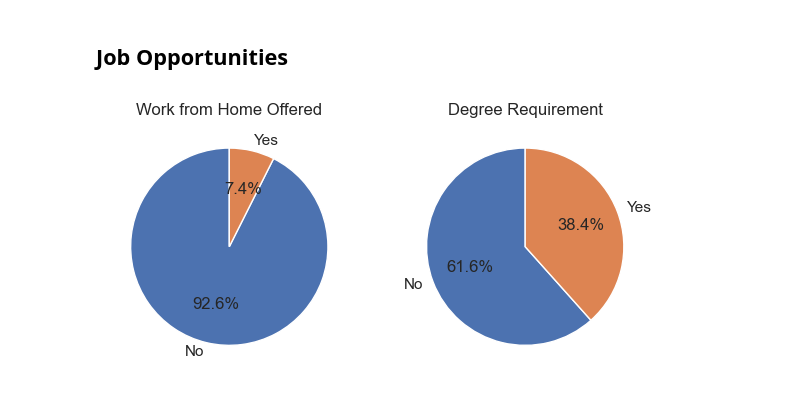
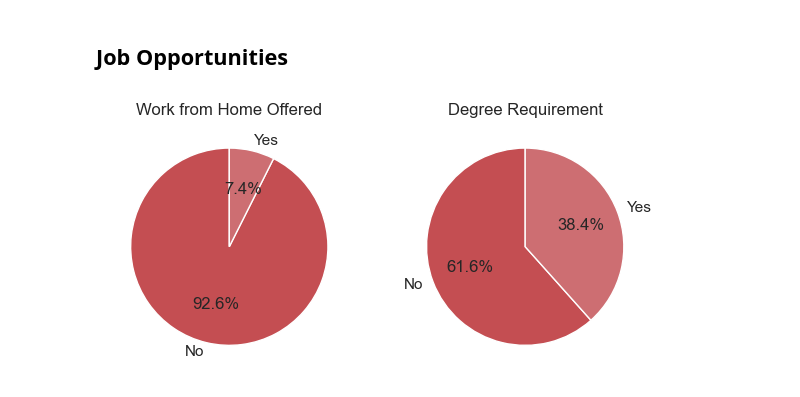
Before and after one commit to Dragosxxd/Python_data_project, a Jupyter notebook: 3_Project/1_EDA_Intro.ipynb, the cells around one changed output. Drawn from its saved outputs; the diff is of its cells as text; code cells hidden in the pictures.

```diff
--- a/3_Project/1_EDA_Intro.ipynb
+++ b/3_Project/1_EDA_Intro.ipynb
@@ -95,16 +95,19 @@ plt.show()
 # %%
 dict_column = {
     'job_work_from_home': 'Work from Home Offered',
     'job_no_degree_mention': 'Degree Requirement',
 
 }
 
 fig, ax = plt.subplots(1, 2, figsize=(7, 3.5))
 
 for i, (column, title) in enumerate(dict_column.items()):
     ax[i].pie(df_europe[column].value_counts(), labels=['No', 'Yes'], autopct='%1.1f%%', startangle=90)
     ax[i].set_title(title)
 
+sns.set_theme(style='ticks')
+sns.set_palette('light:r_r')
+
 plt.show()
 # %% [output]
-[figure, old version]
+[figure, new version]
```
Also changed, not shown: parts of 2 cells of this notebook.
